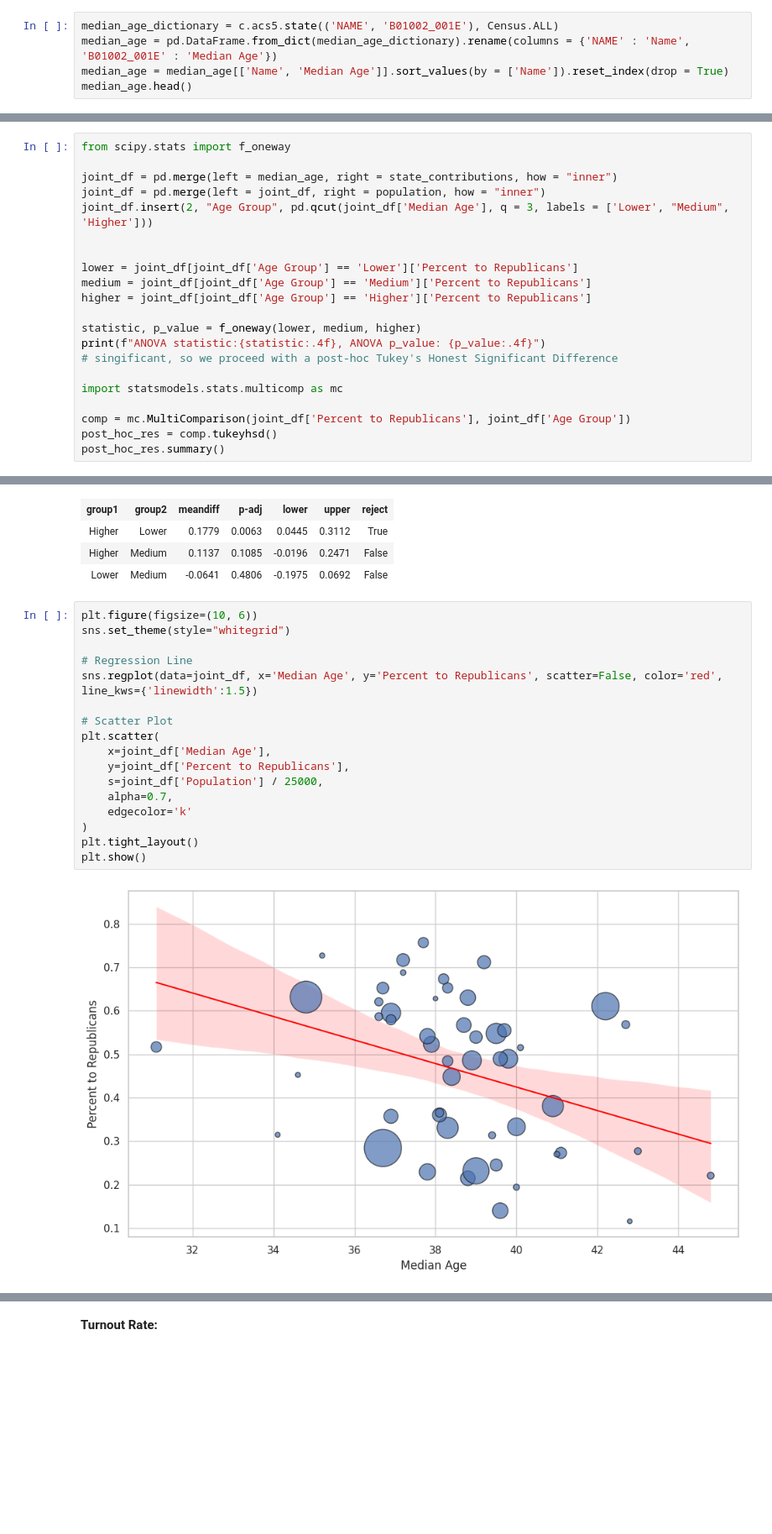
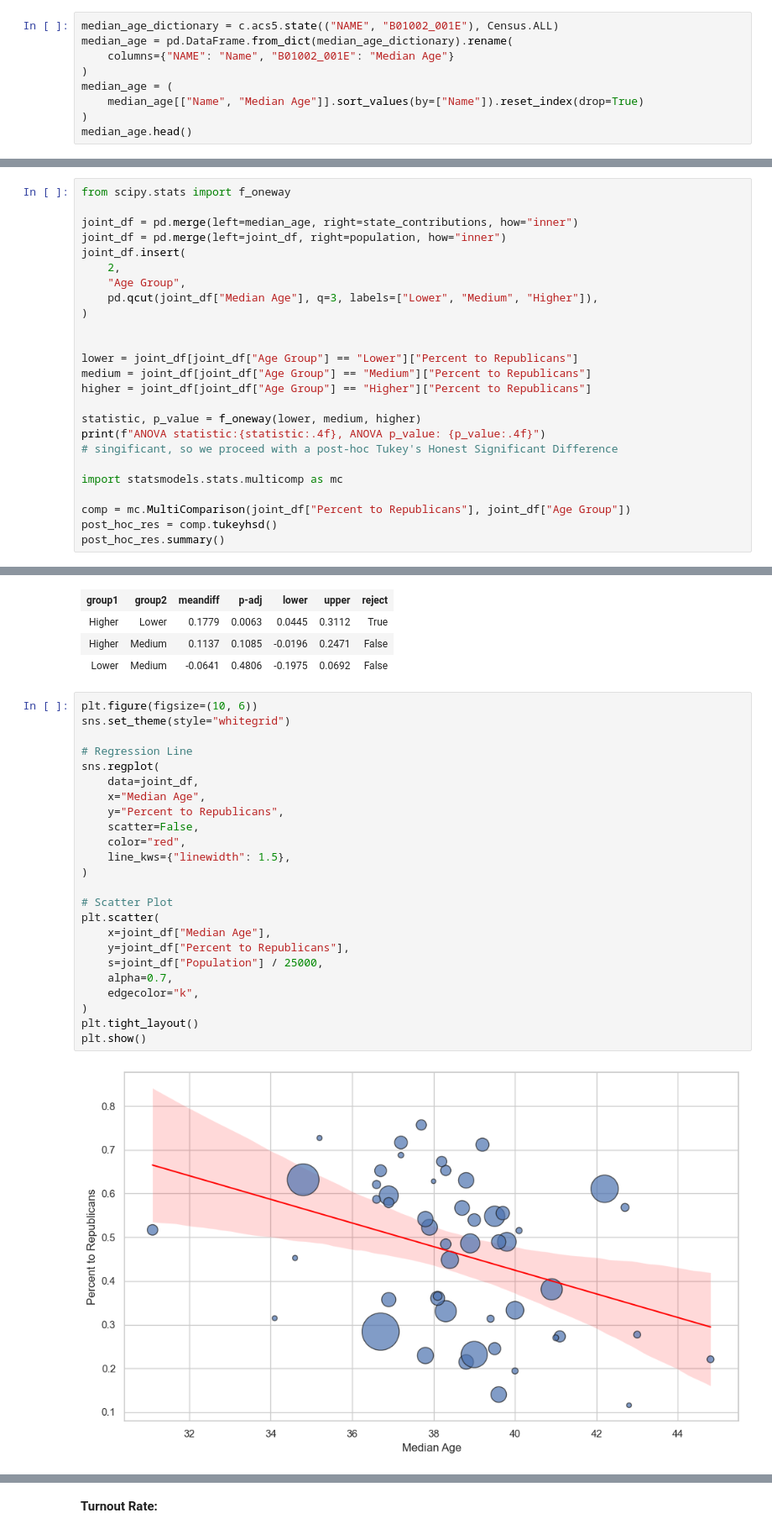
Before and after one commit to 9t8/cmsc320_project, a Jupyter notebook: c2.ipynb, the cells around one changed output, grey strips where cells are left out. Shown at 84% size. Drawn from its saved outputs; the diff is of its cells as text; blank space fills up the shorter version.

```diff
--- a/c2.ipynb
+++ b/c2.ipynb
@@ -60,9 +63,13 @@ pop_density.head()
 # %% [markdown]
 ### Median Age
 # %%
-median_age_dictionary = c.acs5.state(('NAME', 'B01002_001E'), Census.ALL)
-median_age = pd.DataFrame.from_dict(median_age_dictionary).rename(columns = {'NAME' : 'Name', 'B01002_001E' : 'Median Age'})
-median_age = median_age[['Name', 'Median Age']].sort_values(by = ['Name']).reset_index(drop = True)
+median_age_dictionary = c.acs5.state(("NAME", "B01002_001E"), Census.ALL)
+median_age = pd.DataFrame.from_dict(median_age_dictionary).rename(
+    columns={"NAME": "Name", "B01002_001E": "Median Age"}
+)
+median_age = (
+    median_age[["Name", "Median Age"]].sort_values(by=["Name"]).reset_index(drop=True)
+)
 median_age.head()
 # %% [output]
 |  | Name | Median Age |
@@ -151,14 +172,18 @@ Statistical Methods Used:
 # %%
 from scipy.stats import f_oneway
 
-joint_df = pd.merge(left = median_age, right = state_contributions, how = "inner")
-joint_df = pd.merge(left = joint_df, right = population, how = "inner")
-joint_df.insert(2, "Age Group", pd.qcut(joint_df['Median Age'], q = 3, labels = ['Lower', "Medium", 'Higher']))
+joint_df = pd.merge(left=median_age, right=state_contributions, how="inner")
+joint_df = pd.merge(left=joint_df, right=population, how="inner")
+joint_df.insert(
+    2,
+    "Age Group",
+    pd.qcut(joint_df["Median Age"], q=3, labels=["Lower", "Medium", "Higher"]),
+)
 
 
-lower = joint_df[joint_df['Age Group'] == 'Lower']['Percent to Republicans']
-medium = joint_df[joint_df['Age Group'] == 'Medium']['Percent to Republicans']
-higher = joint_df[joint_df['Age Group'] == 'Higher']['Percent to Republicans']
+lower = joint_df[joint_df["Age Group"] == "Lower"]["Percent to Republicans"]
+medium = joint_df[joint_df["Age Group"] == "Medium"]["Percent to Republicans"]
+higher = joint_df[joint_df["Age Group"] == "Higher"]["Percent to Republicans"]
 
 statistic, p_value = f_oneway(lower, medium, higher)
 print(f"ANOVA statistic:{statistic:.4f}, ANOVA p_value: {p_value:.4f}")
@@ -166,7 +191,7 @@ print(f"ANOVA statistic:{statistic:.4f}, ANOVA p_value: {p_value:.4f}")
 
 import statsmodels.stats.multicomp as mc
 
-comp = mc.MultiComparison(joint_df['Percent to Republicans'], joint_df['Age Group'])
+comp = mc.MultiComparison(joint_df["Percent to Republicans"], joint_df["Age Group"])
 post_hoc_res = comp.tukeyhsd()
 post_hoc_res.summary()
 # %% [output]
@@ -179,22 +204,29 @@ Multiple Comparison of Means - Tukey HSD, FWER=0.05
 # %%
 plt.figure(figsize=(10, 6))
 sns.set_theme(style="whitegrid")
 
 # Regression Line
-sns.regplot(data=joint_df, x='Median Age', y='Percent to Republicans', scatter=False, color='red', line_kws={'linewidth':1.5})
+sns.regplot(
+    data=joint_df,
+    x="Median Age",
+    y="Percent to Republicans",
+    scatter=False,
+    color="red",
+    line_kws={"linewidth": 1.5},
+)
 
 # Scatter Plot
 plt.scatter(
-    x=joint_df['Median Age'],
-    y=joint_df['Percent to Republicans'],
-    s=joint_df['Population'] / 25000,
+    x=joint_df["Median Age"],
+    y=joint_df["Percent to Republicans"],
+    s=joint_df["Population"] / 25000,
     alpha=0.7,
-    edgecolor='k'
+    edgecolor="k",
 )
 plt.tight_layout()
 plt.show()
 # %% [output]
-[figure, old version]
+[figure, new version]
 # %%
 plt.figure(figsize=(10, 6))
 sns.set_theme(style="whitegrid")
```
Also changed, not shown: parts of 20 cells of this notebook, 1 other file.
